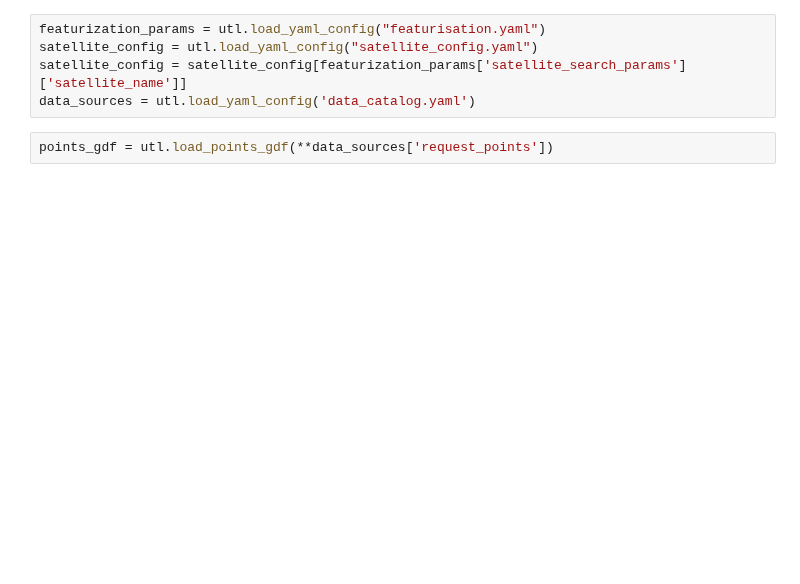
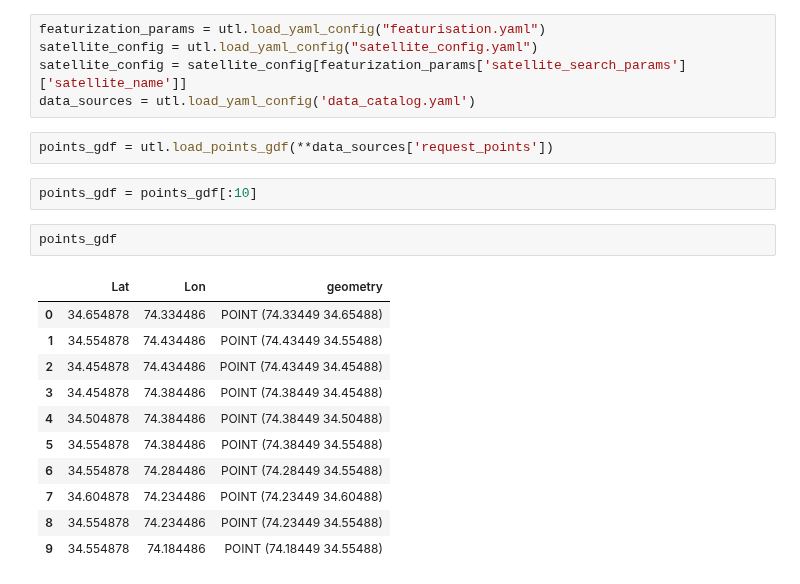
Before and after one commit to IDinsight/mosaiks, a Jupyter notebook: playground/featurize_pipeline.ipynb, the cells around one changed output. Drawn from its saved outputs; the diff is of its cells as text; blank space fills up the shorter version.

```diff
--- a/playground/featurize_pipeline.ipynb
+++ b/playground/featurize_pipeline.ipynb
@@ -27,3 +29,19 @@ satellite_config = satellite_config[featurization_params['satellite_search_param
 data_sources = utl.load_yaml_config('data_catalog.yaml')
 # %%
 points_gdf = utl.load_points_gdf(**data_sources['request_points'])
+# %%
+points_gdf = points_gdf[:10]
+# %%
+points_gdf
+# %% [output]
+|  | Lat | Lon | geometry |
+| 0 | 34.654878 | 74.334486 | POINT (74.33449 34.65488) |
+| 1 | 34.554878 | 74.434486 | POINT (74.43449 34.55488) |
+| 2 | 34.454878 | 74.434486 | POINT (74.43449 34.45488) |
+| 3 | 34.454878 | 74.384486 | POINT (74.38449 34.45488) |
+| 4 | 34.504878 | 74.384486 | POINT (74.38449 34.50488) |
+| 5 | 34.554878 | 74.384486 | POINT (74.38449 34.55488) |
+| 6 | 34.554878 | 74.284486 | POINT (74.28449 34.55488) |
+| 7 | 34.604878 | 74.234486 | POINT (74.23449 34.60488) |
+| 8 | 34.554878 | 74.234486 | POINT (74.23449 34.55488) |
+| 9 | 34.554878 | 74.184486 | POINT (74.18449 34.55488) |
```
Also changed, not shown: parts of 31 cells of this notebook, 3 other files.
